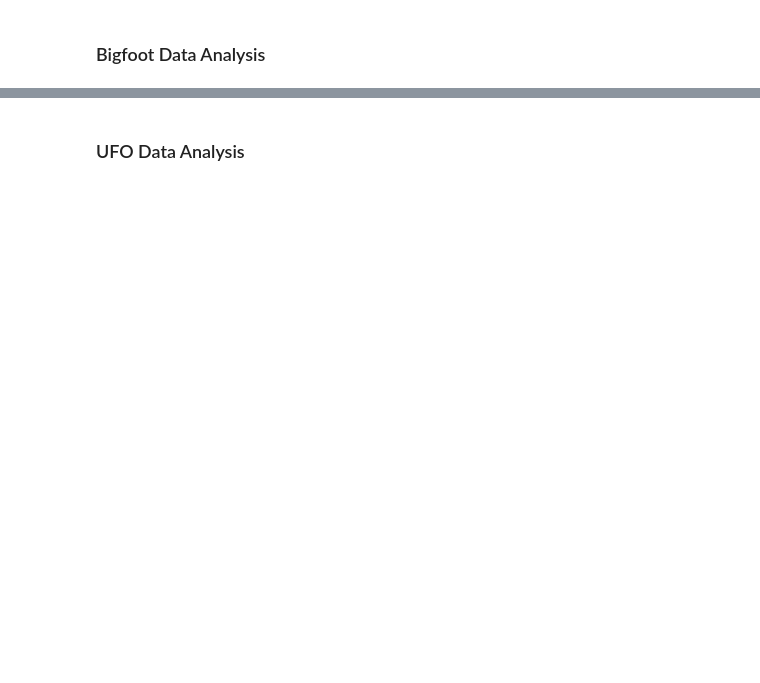
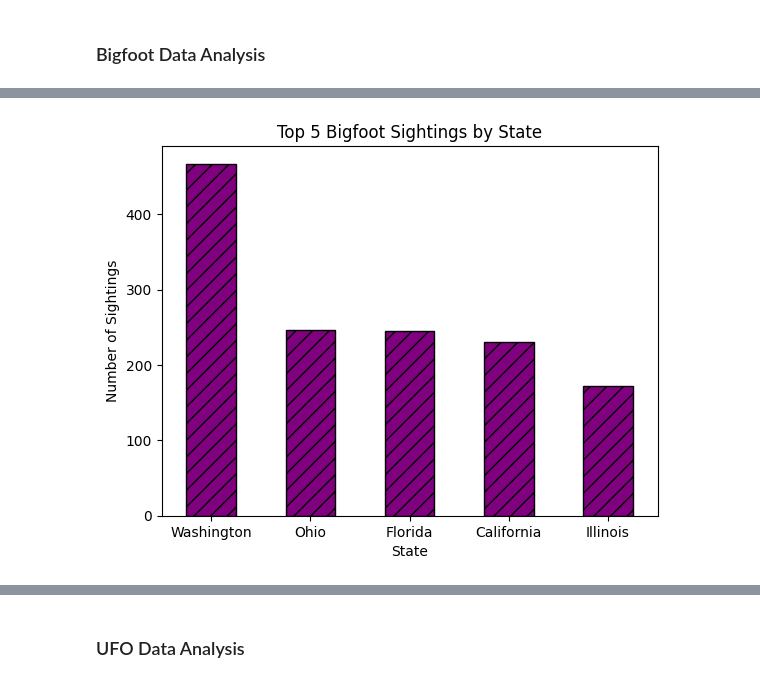
Before and after one commit to Morgen-Henry/supernatural_map, a Jupyter notebook: Data Cleaning/data_stats.ipynb, the cells around one changed output, grey strips where cells are left out. Drawn from its saved outputs; the diff is of its cells as text; code cells hidden in the pictures; blank space fills up the shorter version.

Commit message:
added images folder and data stats notebook

```diff
--- a/Data Cleaning/data_stats.ipynb
+++ b/Data Cleaning/data_stats.ipynb
@@ -16,0 +39,5 @@ bigfootData.head()
+# %%
+#make dataframe of top 5 states
+top_states = bigfootData.loc[bigfootData['state'].isin(['Washington', 'Ohio', 'Florida', 'California', 'Illinois'])]
+top_states = top_states.drop(columns=['Unnamed: 0'])
+top_states.head()
@@ -16,0 +51,13 @@ bigfootData.head()
+# %%
+# make charts of top 5 states
+stateBar = top_states['state'].value_counts()
+stateBar.plot(kind='bar', color='purple', hatch='//', edgecolor= 'black')
+
+plt.title("Top 5 Bigfoot Sightings by State")
+plt.xlabel("State")
+plt.xticks(rotation= 0)
+plt.ylabel("Number of Sightings")
+
+plt.savefig("..//Data Cleaning/resources/images/bigfoot_bystate.png")
+# %% [output]
+[figure, added]
```
Also changed, not shown: parts of 17 cells of this notebook, 7 other files.
